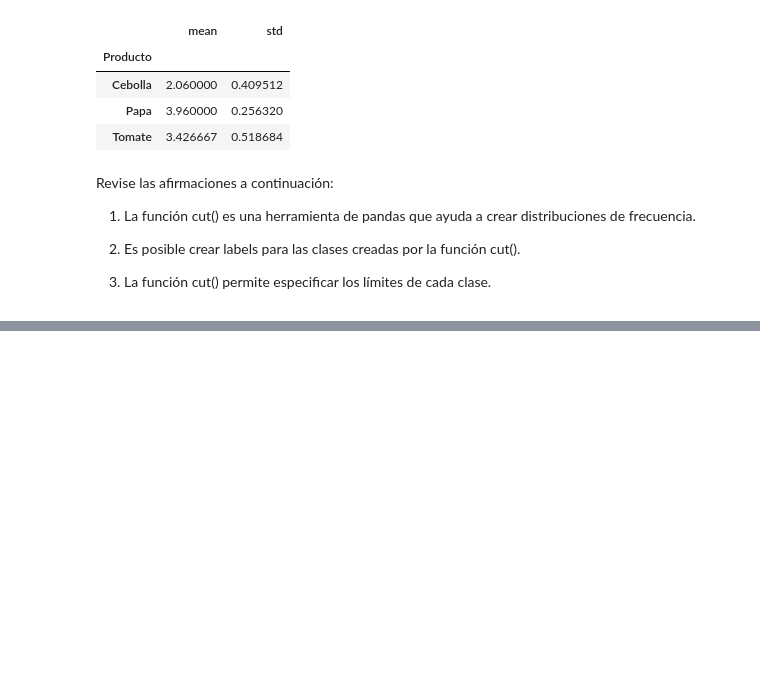
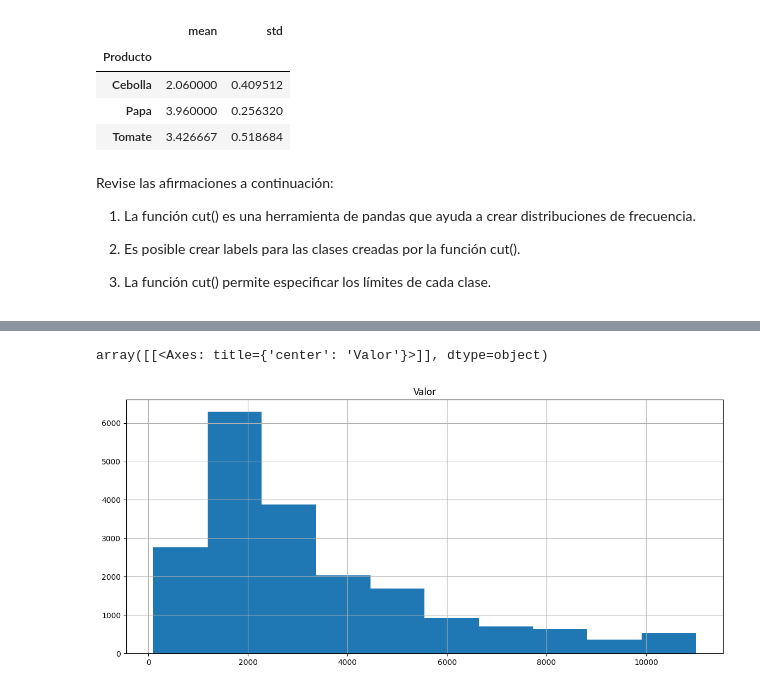
Before and after one commit to Tushima437/python, a Jupyter notebook: Python Pandas Tratamiento y análisis de datos.ipynb, the cells around one changed output, grey strips where cells are left out. Saved outputs shown, nothing was run; the diff lists cells and outputs as text; code cells hidden in the pictures; blank space fills up the shorter version.

```diff
--- a/Python Pandas Tratamiento y análisis de datos.ipynb
+++ b/Python Pandas Tratamiento y análisis de datos.ipynb
@@ -2489,0 +2562,5 @@ Revise las afirmaciones a continuación:
+# %%
+datos_new.hist(['Valor'])
+# %% [output]
+array([[<Axes: title={'center': 'Valor'}>]], dtype=object)
+[figure, added]
```
Also changed, not shown: parts of 75 cells of this notebook.
